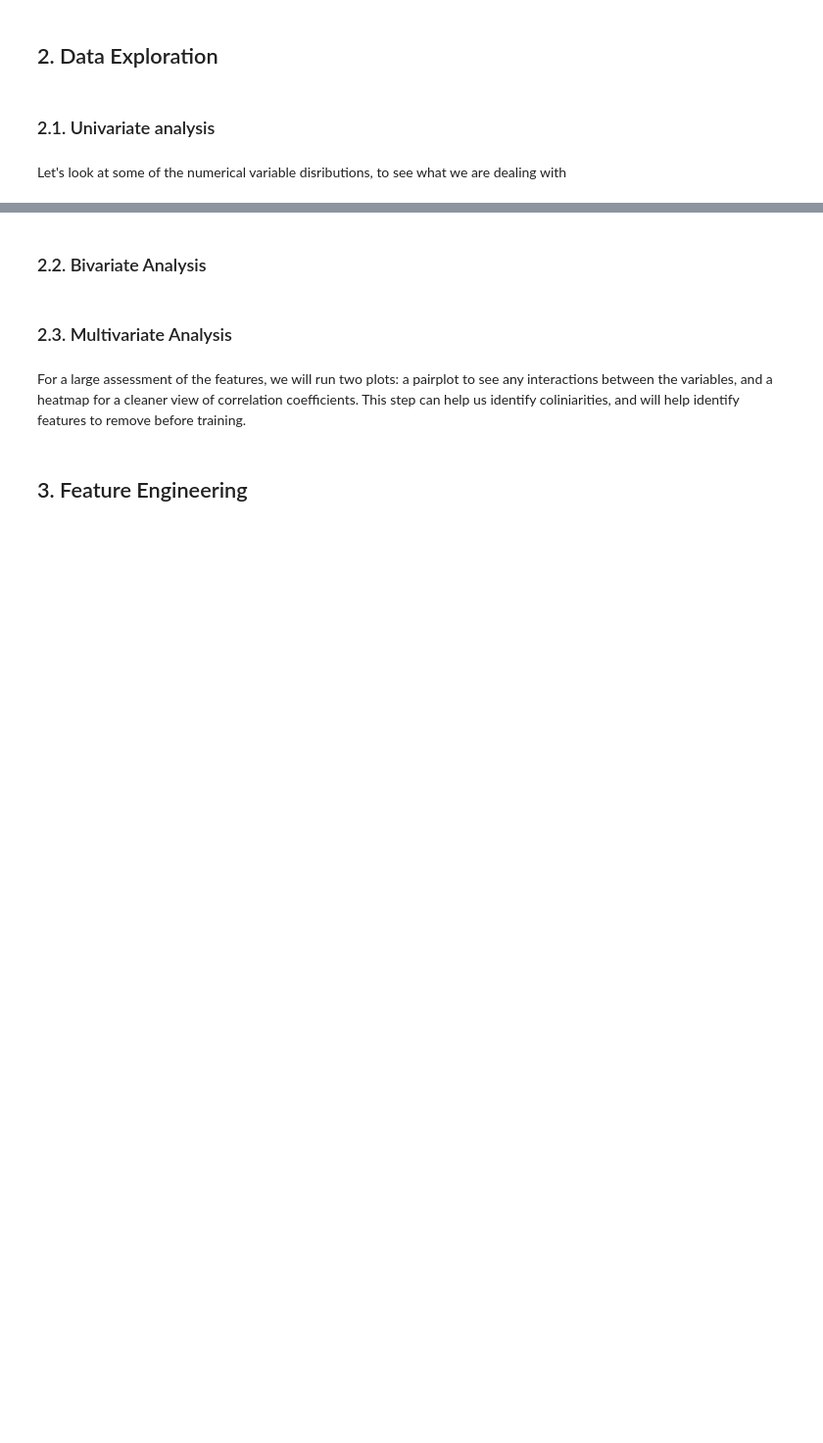
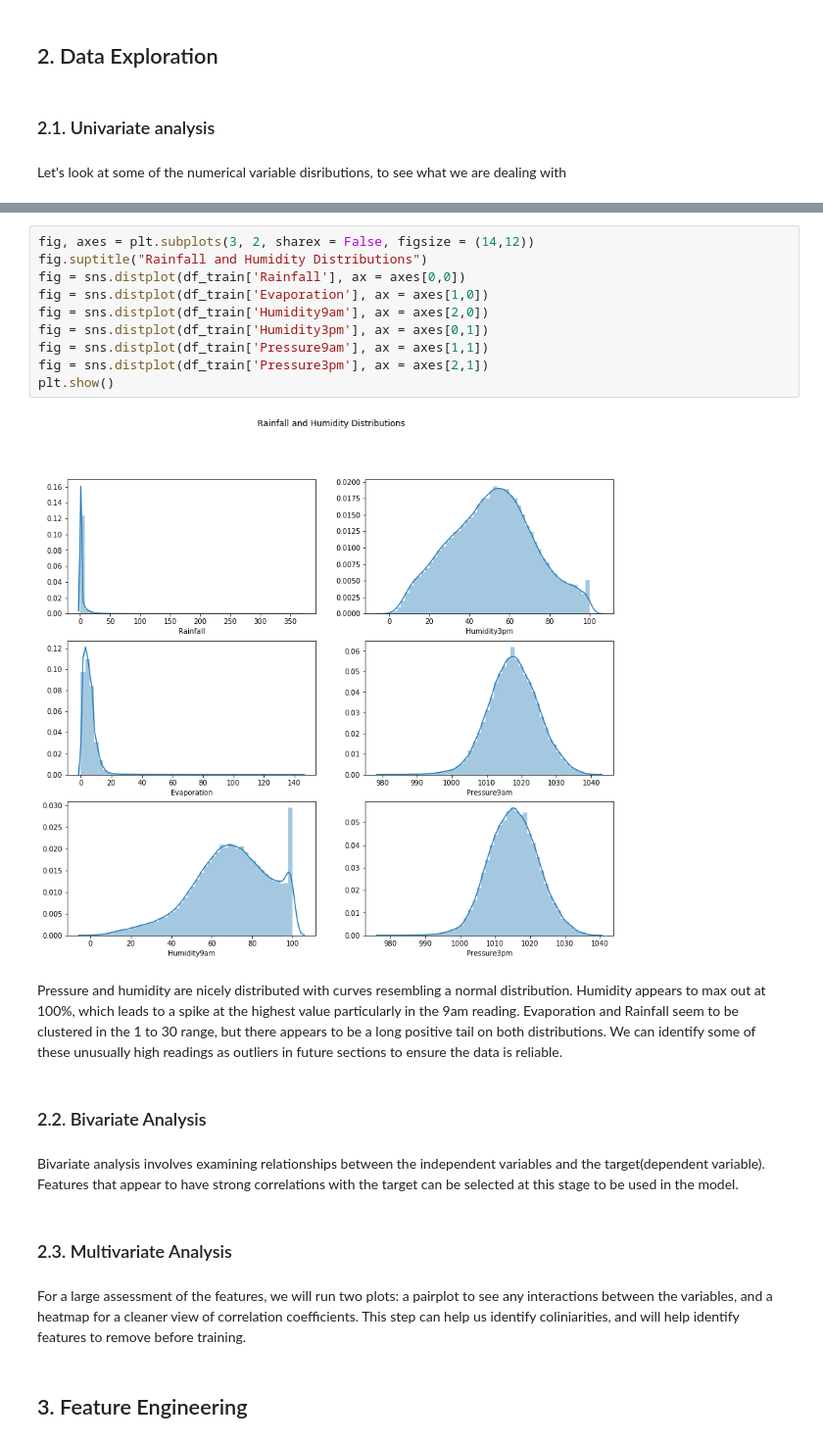
Before and after one commit to dmorrowjones/public_notebooks, a Jupyter notebook: RainStudy/RainStudyEDA.ipynb, the cells around one changed output, grey strips where cells are left out. Shown: that part at 98% size. Saved outputs shown, nothing was run; the diff lists cells and outputs as text; blank space fills up the shorter version.

```diff
--- a/RainStudy/RainStudyEDA.ipynb
+++ b/RainStudy/RainStudyEDA.ipynb
@@ -191,8 +177,24 @@ fig = sns.distplot(df_train['Cloud3pm'], ax = axes[2,1])
 plt.show()
 # %% [output]
 [figure]
+# %%
+fig, axes = plt.subplots(3, 2, sharex = False, figsize = (14,12))
+fig.suptitle("Rainfall and Humidity Distributions")
+fig = sns.distplot(df_train['Rainfall'], ax = axes[0,0])
+fig = sns.distplot(df_train['Evaporation'], ax = axes[1,0])
+fig = sns.distplot(df_train['Humidity9am'], ax = axes[2,0])
+fig = sns.distplot(df_train['Humidity3pm'], ax = axes[0,1])
+fig = sns.distplot(df_train['Pressure9am'], ax = axes[1,1])
+fig = sns.distplot(df_train['Pressure3pm'], ax = axes[2,1])
+plt.show()
+# %% [output]
+[figure, added]
+# %% [markdown]
+Pressure and humidity are nicely distributed with curves resembling a normal distribution. Humidity appears to max out at 100%, which leads to a spike at the highest value particularly in the 9am reading. Evaporation and Rainfall seem to be clustered in the 1 to 30 range, but there appears to be a long positive tail on both distributions. We can identify some of these unusually high readings as outliers in future sections to ensure the data is reliable.
 # %% [markdown]
 ### 2.2. Bivariate Analysis<a class="anchor" id = "2.2"></a>
+# %% [markdown]
+Bivariate analysis involves examining relationships between the independent variables and the target(dependent variable). Features that appear to have strong correlations with the target can be selected at this stage to be used in the model.
 # %% [markdown]
 ### 2.3. Multivariate Analysis<a class="anchor" id = "2.3"></a>
 # %% [markdown]
```
Also changed, not shown: parts of 8 cells of this notebook.
